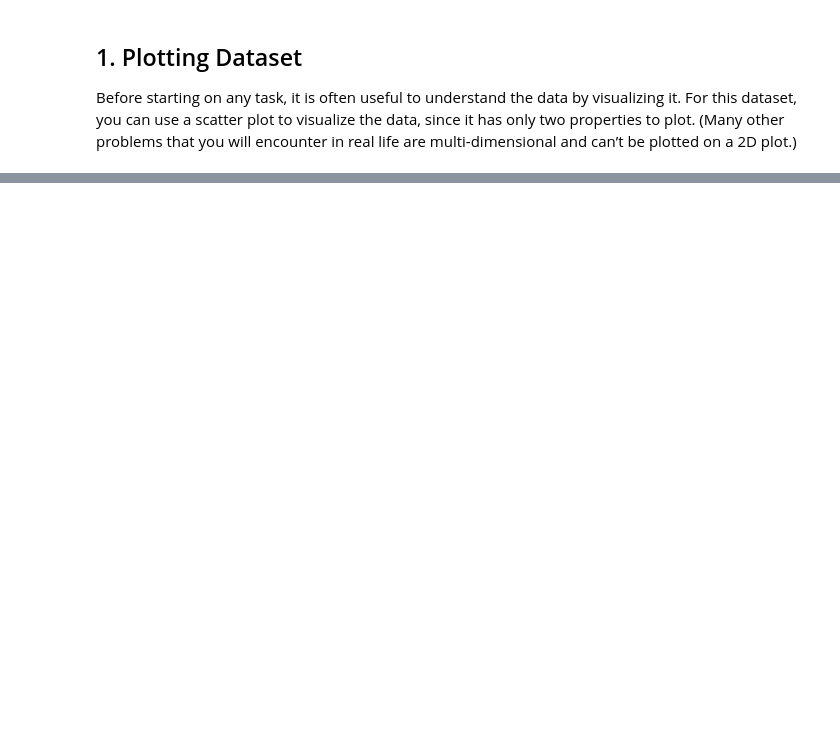
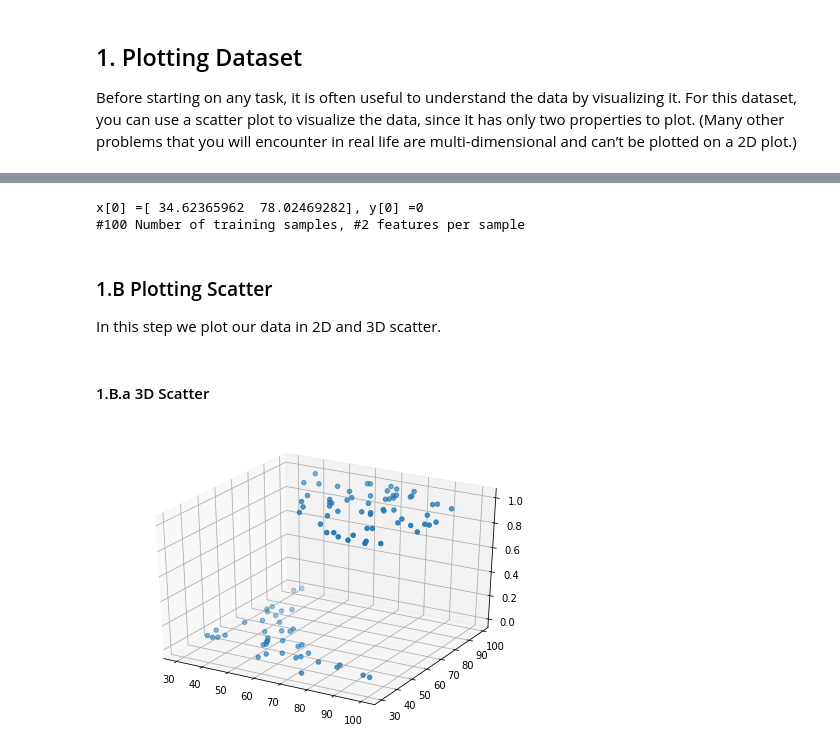
Before and after one commit to Nikronic/Coursera-Machine-Learning, a Jupyter notebook: Week 3 - Logistic Regression/Logistic Regression.ipynb, the cells around one changed output, grey strips where cells are left out. Saved outputs shown, nothing was run; the diff lists cells and outputs as text; code cells hidden in the pictures; blank space fills up the shorter version.

Commit message:
Visualization of dataset in 2D and 3D scatter

```diff
--- a/Week 3 - Logistic Regression/Logistic Regression.ipynb
+++ b/Week 3 - Logistic Regression/Logistic Regression.ipynb
@@ -28,0 +34,7 @@ Before starting on any task, it is often useful to understand the data by visual
+# %%
+# import library
+import pandas as pd
+import numpy as np
+
+dataset = pd.read_csv('ex2data1.csv',names = ['Exam #1','Exam #2','Admitted'])
+dataset.head()
@@ -28,0 +48,30 @@ Before starting on any task, it is often useful to understand the data by visual
+# %%
+# splitting to x and y variables for features and target variable
+x = dataset.iloc[:,:-1].values
+y = dataset.iloc[:,-1].values
+print('x[0] ={}, y[0] ={}'.format(x[0],y[0]))
+m, n = x.shape
+print('#{} Number of training samples, #{} features per sample'.format(m,n))
+# %% [output]
+x[0] =[ 34.62365962  78.02469282], y[0] =0
+#100 Number of training samples, #2 features per sample
+# %% [markdown]
+### 1.B Plotting Scatter
+In this step we plot our data in 2D and 3D scatter.
+# %% [markdown]
+#### 1.B.a 3D Scatter
+# %%
+# imporing libraries
+from matplotlib import pyplot as plt
+from mpl_toolkits.mplot3d import Axes3D
+import random
+%matplotlib inline
+
+# visualize our data
+fig = plt.figure()
+ax = Axes3D(fig)
+
+ax.scatter(x[:,0], x[:,1], y)
+plt.show()
+# %% [output]
+[figure, added]
```
Also changed, not shown: parts of 5 cells of this notebook.
